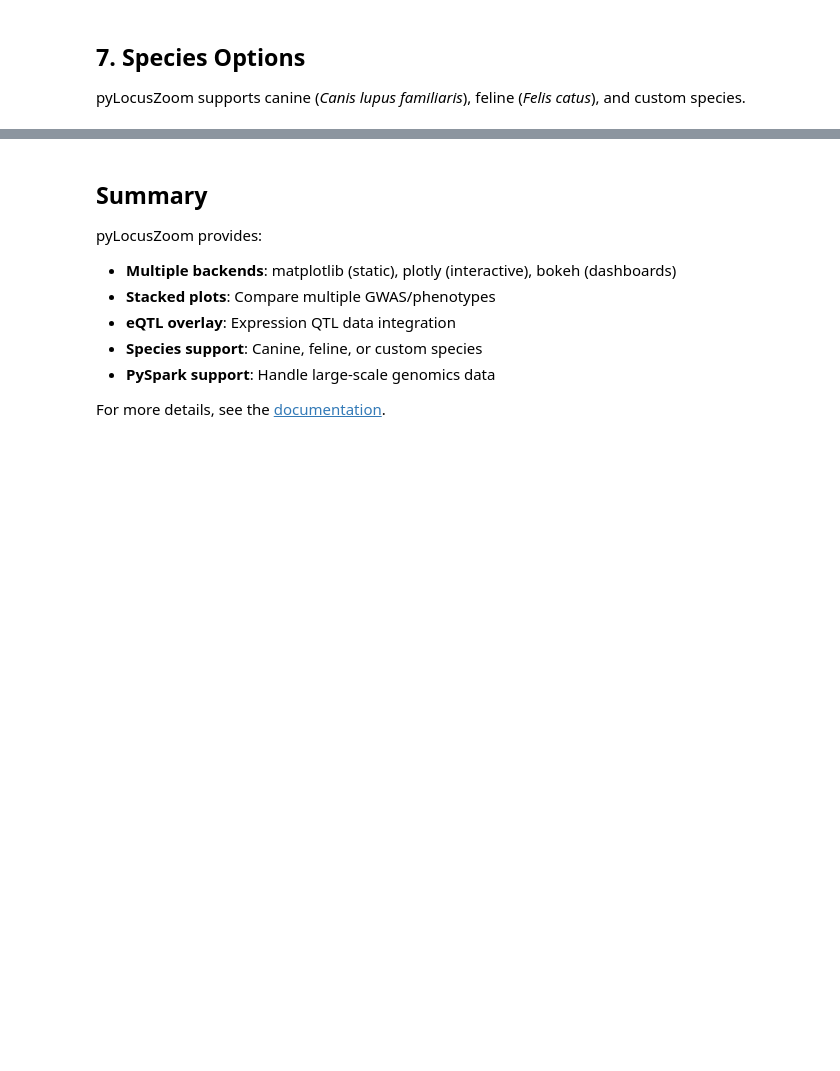
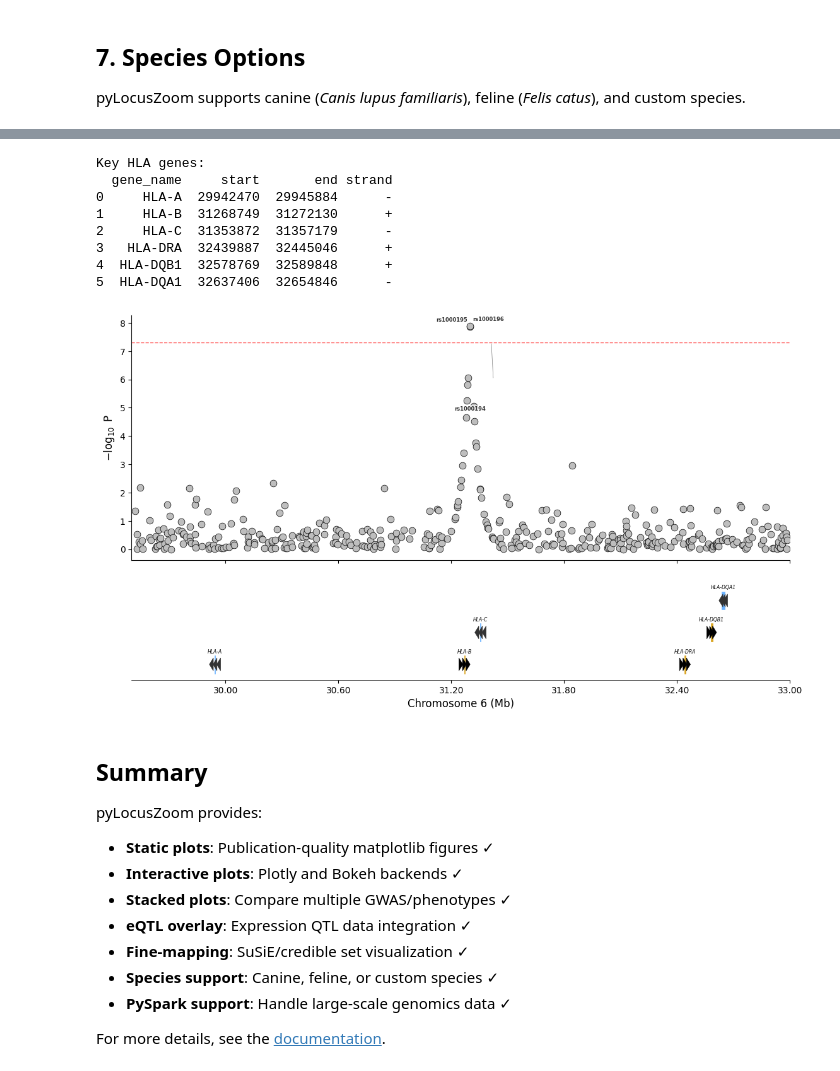
Before and after one commit to michael-denyer/pyLocusZoom, a Jupyter notebook: examples/getting_started.ipynb, the cells around one changed output, grey strips where cells are left out. Drawn from its saved outputs; the diff is of its cells as text; code cells hidden in the pictures; blank space fills up the shorter version.

```diff
--- a/examples/getting_started.ipynb
+++ b/examples/getting_started.ipynb
@@ -200,12 +383,74 @@ print("Species configurations created successfully!")
+# %%
+# Human GWAS Example - MHC region (chr6:29-33Mb)
+# This region is gene-dense, so we curate a list of key HLA genes
+
+# Curated HLA gene coordinates (GRCh38)
+human_genes = pd.DataFrame({
+    "chr": ["6", "6", "6", "6", "6", "6"],
+    "start": [29_942_470, 31_268_749, 31_353_872, 32_439_887, 32_578_769, 32_637_406],
+    "end": [29_945_884, 31_272_130, 31_357_179, 32_445_046, 32_589_848, 32_654_846],
+    "gene_name": ["HLA-A", "HLA-B", "HLA-C", "HLA-DRA", "HLA-DQB1", "HLA-DQA1"],
+    "strand": ["-", "+", "-", "+", "+", "-"],
+})
+
+print("Key HLA genes:")
+print(human_genes[["gene_name", "start", "end", "strand"]])
+
+# Create synthetic human GWAS data with peak near HLA-B/C
+np.random.seed(123)
+human_positions = np.sort(np.random.randint(29_500_000, 33_000_000, 400))
+human_pvals = np.random.uniform(0.001, 1, 400)
+
+# Add a peak near HLA-B (31.3Mb)
+for i, pos in enumerate(human_positions):
+    if abs(pos - 31_300_000) < 150_000:
+        human_pvals[i] = 10 ** -(8 * np.exp(-abs(pos - 31_300_000) / 40_000))
+
+human_gwas = pd.DataFrame({
+    "pos": human_positions,
+    "pval": human_pvals,
+    "rsid": [f"rs{1000000 + i}" for i in range(400)],
+})
+
+# Plot human GWAS with custom species (species=None)
+plotter_human = LocusZoomPlotter(species=None, log_level=None)
+
+fig = plotter_human.plot(
+    human_gwas,
+    chrom=6,
+    start=29_500_000,
+    end=33_000_000,
+    pos_col="pos",
+    p_col="pval",
+    rs_col="rsid",
+    genes_df=human_genes,
+    show_recombination=False,
+    snp_labels=True,
+    label_top_n=3,
+)
+
+fig
+# %% [output]
+Key HLA genes:
+  gene_name     start       end strand
+0     HLA-A  29942470  29945884      -
+1     HLA-B  31268749  31272130      +
+2     HLA-C  31353872  31357179      -
+3   HLA-DRA  32439887  32445046      +
+4  HLA-DQB1  32578769  32589848      +
+5  HLA-DQA1  32637406  32654846      -
+[figure, added]
 # %% [markdown]
 ## Summary
 
 pyLocusZoom provides:
 
-- **Multiple backends**: matplotlib (static), plotly (interactive), bokeh (dashboards)
-- **Stacked plots**: Compare multiple GWAS/phenotypes
-- **eQTL overlay**: Expression QTL data integration
-- **Species support**: Canine, feline, or custom species
-- **PySpark support**: Handle large-scale genomics data
+- **Static plots**: Publication-quality matplotlib figures ✓
+- **Interactive plots**: Plotly and Bokeh backends ✓
+- **Stacked plots**: Compare multiple GWAS/phenotypes ✓
+- **eQTL overlay**: Expression QTL data integration ✓
+- **Fine-mapping**: SuSiE/credible set visualization ✓
+- **Species support**: Canine, feline, or custom species ✓
+- **PySpark support**: Handle large-scale genomics data ✓
 
 For more details, see the [documentation](https://github.com/michael-denyer/pyLocusZoom).
```
Also changed, not shown: parts of 21 cells of this notebook, 19 other files.
